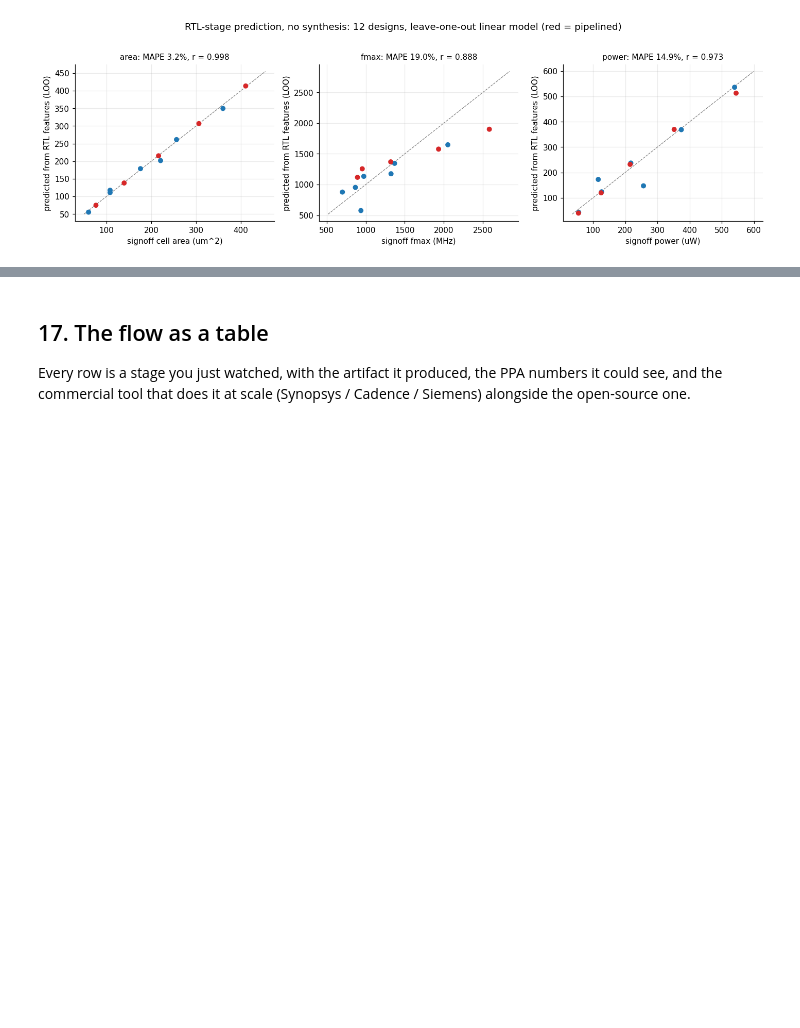
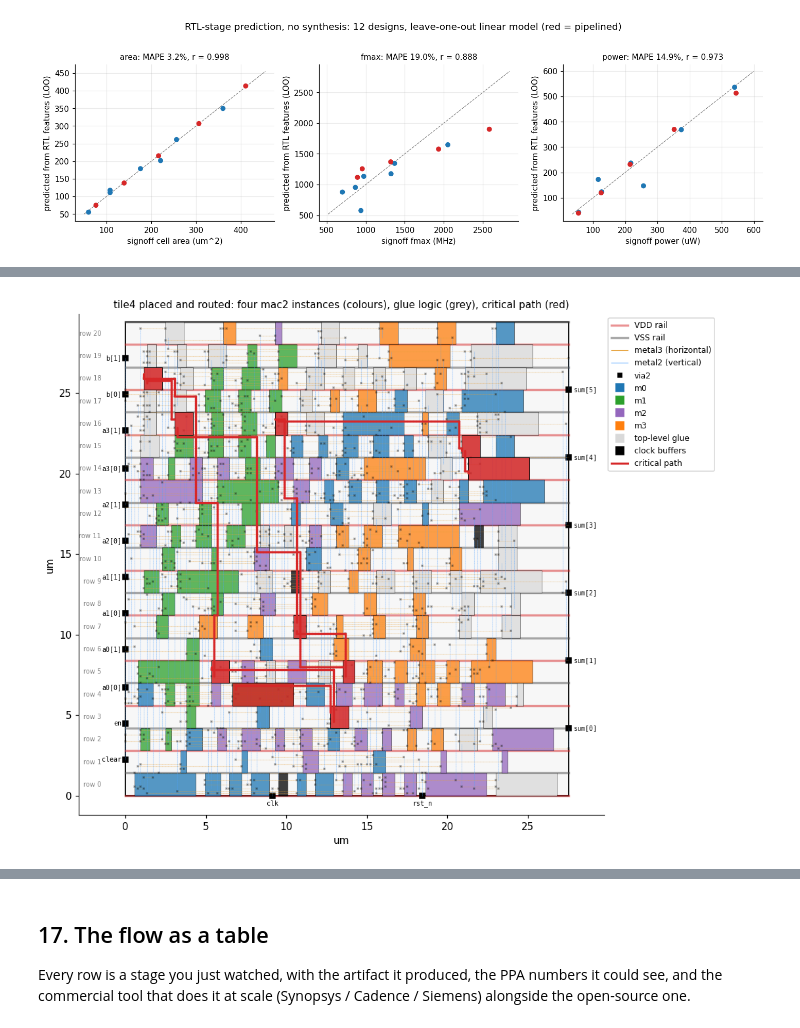
Before and after one commit to warmspringwinds/first-principles, a Jupyter notebook: Hardware/chip_design/rtl_to_gds_visualized.ipynb, the cells around one changed output, grey strips where cells are left out. Saved outputs shown, nothing was run; the diff lists cells and outputs as text; code cells hidden in the pictures; blank space fills up the shorter version.

```diff
--- a/Hardware/chip_design/rtl_to_gds_visualized.ipynb
+++ b/Hardware/chip_design/rtl_to_gds_visualized.ipynb
@@ -2808,0 +3026,87 @@ noise floor (seed-to-seed)       0.0%       1.6%       1.1%
+# %%
+# The tile on the layout: cells coloured by the module they came from, critical path in red.
+INST_COLOR = {"m0": "#1f77b4", "m1": "#2ca02c", "m2": "#9467bd", "m3": "#ff7f0e", "top": "#d9d9d9"}
+fig, ax = plt.subplots(figsize=(11, 9))
+pl, rt = TILE["pl"], TILE["rt"]
+pl.fp.draw(ax, title="tile4 placed and routed: four mac2 instances (colours), glue logic (grey), critical path (red)")
+for i, (x, y) in pl.xy.items():
+    col = "k" if i.startswith("CTS_") else INST_COLOR[inst_of[i]]
+    ax.add_patch(Rectangle((x, y), pl.fp.width[i], ROW_H, fc=col, ec="k", lw=0.4, alpha=0.75, zorder=3))
+rt.draw(ax, cells=False, alpha=0.25, lw=0.7)
+rt.draw_path(ax, nl, TILE["sta"], pl)
+ax.get_legend().remove()
+for k, col in INST_COLOR.items():
+    ax.plot([], [], "s", c=col, ms=8, label=k if k != "top" else "top-level glue")
+ax.plot([], [], "s", c="k", ms=8, label="clock buffers"); ax.plot([], [], c="#d62728", lw=2, label="critical path")
+ax.legend(fontsize=8, loc="upper left", bbox_to_anchor=(1.0, 1.0))
+plt.show()
+print("The placer interleaves the four modules freely (this flow is flat below the top level); real tile flows")
+print("often keep each module in its own region, trading wirelength for predictability -- another knob that")
+print("changes the label without changing the RTL.")
+
+# The tile's own rung on the ladder: the bigger the block, the more optimistic the synthesis estimate.
+est_t = stage_estimates(nl, pl, para, tog, ncyc, clk_nets, T_CLK, WLM)
+print(f"\npins-only synthesis timing: mac2 {M2['est'][RUNGS[0]]['fmax']:.0f} -> {M2['fmax_post']:.0f} MHz at signoff "
+      f"({(M2['est'][RUNGS[0]]['fmax']/M2['fmax_post'] - 1)*100:+.0f}%); tile4 {est_t[RUNGS[0]]['fmax']:.0f} -> {TILE['fmax_post']:.0f} MHz "
+      f"({(est_t[RUNGS[0]]['fmax']/TILE['fmax_post'] - 1)*100:+.0f}%).")
+
+# --- a module-level model applied to the tile -------------------------------------------------
+# Two ways to reuse the twelve-module dataset on the tile: the section 16.2 linear model fed the tile's
+# features summed over the hierarchy, and an *additive* model -- non-negative cost per operator bit, no
+# intercept -- which is the only kind of model that composes across a hierarchy by construction.
+from scipy.optimize import nnls
+
+def fit_ridge(X, y, ridge=1e-3):                          # the section 16.2 model (standardised, intercept)
+    X, y = np.asarray(X, float), np.asarray(y, float)
+    mu, sd = X.mean(0), X.std(0) + 1e-9
+    A = np.column_stack([(X - mu) / sd, np.ones(len(y))])
+    w = np.linalg.solve(A.T @ A + ridge * np.eye(A.shape[1]), A.T @ y)
+    return lambda x: float(np.append((np.asarray(x, float) - mu) / sd, 1.0) @ w)
+
+def fit_additive(X, y):                                   # y = sum_k cost_k * feature_k, cost_k >= 0
+    w, _ = nnls(np.asarray(X, float), np.asarray(y, float))
+    return lambda x: float(np.asarray(x, float) @ w)
+
+gen = json.load(open(os.path.join(WORK, f"ds_{ttop}_generic.json")))["modules"]
+f_top = rtl_features(gen[ttop], opaque=set(gen) - {ttop})                # the glue, with the four instances opaque
+f_mod = rtl_features(gen["mac2"])
+F_tile = Counter(f_top)                                                  # glue features + the tile's own 14 input bits
+for k in ("mul_bits", "add_bits", "mux_bits", "flop_bits", "other_bits"):
+    F_tile[k] += 4 * f_mod[k]                             # operator sizes add across instances; ports do not (mac2's are internal nets)
+F_tile["depth_levels"] = max(f_top["depth_levels"], f_mod["depth_levels"])
+# exact here only because every mac2 input is a tile input and its output is the acc register; glue placed
+# *in front of* an instance would have to be added to the module's own combinational depth, which one scalar
+# per module (and a max) cannot express
+print(f"hierarchical features: glue depth {f_top['depth_levels']} levels vs module depth {f_mod['depth_levels']} "
+      f"-> tile depth {F_tile['depth_levels']}; adder bits {F_tile['add_bits']}, mux bits {F_tile['mux_bits']}, "
+      f"flop bits {F_tile['flop_bits']}, mul bits {F_tile['mul_bits']}, input bits {F_tile['in_bits']}")
+x_size = [F_tile["mul_bits"], F_tile["add_bits"], F_tile["mux_bits"], F_tile["flop_bits"]]
+depth = [[f["depth_levels"]] for f in FEATS]
+periods = 1e3 / np.array(truth_ds["fmax"])
+costs = nnls(np.asarray(size, float), np.asarray(truth_ds["area"], float))[0]
+print("additive area model, um^2 per bit: " + ", ".join(f"{n} {c:.2f}" for n, c in zip(["mul", "add", "mux", "flop"], costs)))
+
+naive = {"area": 4 * M2["area_syn"] + (M2["area"] - M2["area_syn"]),      # four modules' logic + ONE clock tree
+         "power": 4 * M2["power_uW"], "fmax": M2["fmax_post"]}
+ridge = {"area": fit_ridge(size, truth_ds["area"])(x_size), "power": fit_ridge(size, truth_ds["power"])(x_size),
+         "fmax": 1e3 / fit_ridge(structure, periods)([F_tile["depth_levels"], F_tile["in_bits"]])}
+addv = {"area": fit_additive(size, truth_ds["area"])(x_size), "power": fit_additive(size, truth_ds["power"])(x_size),
+        "fmax": 1e3 / fit_additive(depth, periods)([F_tile["depth_levels"]])}
+true_t = {"area": TILE["area"], "power": TILE["power_uW"], "fmax": TILE["fmax_post"]}
+pct = lambda v, m: f"{v:.0f} ({(v/true_t[m]-1)*100:+.0f}%)"
+show_table(["tile4", "4 x mac2 signoff (no glue)", "16.2 model on summed features", "additive model on summed features", "tile signoff"],
+           [[m, pct(naive[m], m), pct(ridge[m], m), pct(addv[m], m), f"{true_t[m]:.0f}"] for m in ("area", "fmax", "power")])
+print("\nThree lessons in one table. Summing module results misses the glue entirely (area) and gets fmax badly")
+print("wrong: the critical path is in logic no module contains. The section 16.2 model, fed the summed size")
+print("features, extrapolates wildly on area and power -- the tile's feature *mix* (33 adder bits per 16")
+print("multiplier bits, 22 flops) is unlike any module it was fitted on, and a standardised model with an")
+print("intercept has no idea what to do outside its training cloud; the additive model at least composes and")
+print("gets the order of magnitude. On fmax both land at roughly -15%, for the same reason acc8 missed in 16.3:")
+print("the hand-written depth model charges the three chained glue adders 17 levels and ABC builds them faster.")
+print("Every remaining error is one of the two effects a module dataset cannot teach: an operator costs")
+print("something different in a new context (the glue's adders vs the accumulator adders the per-bit costs were")
+print("learned on), and the inter-module wires, the clock network and the placement are invisible to any")
+print("per-operator cost. Tile-level estimation begins where those effects stop being a correction and become")
+print("the answer: on a real tile the modules are the easy part.")
+# %% [output]
+[figure, added]
```
Also changed, not shown: parts of 16 cells of this notebook, 11 other files.
